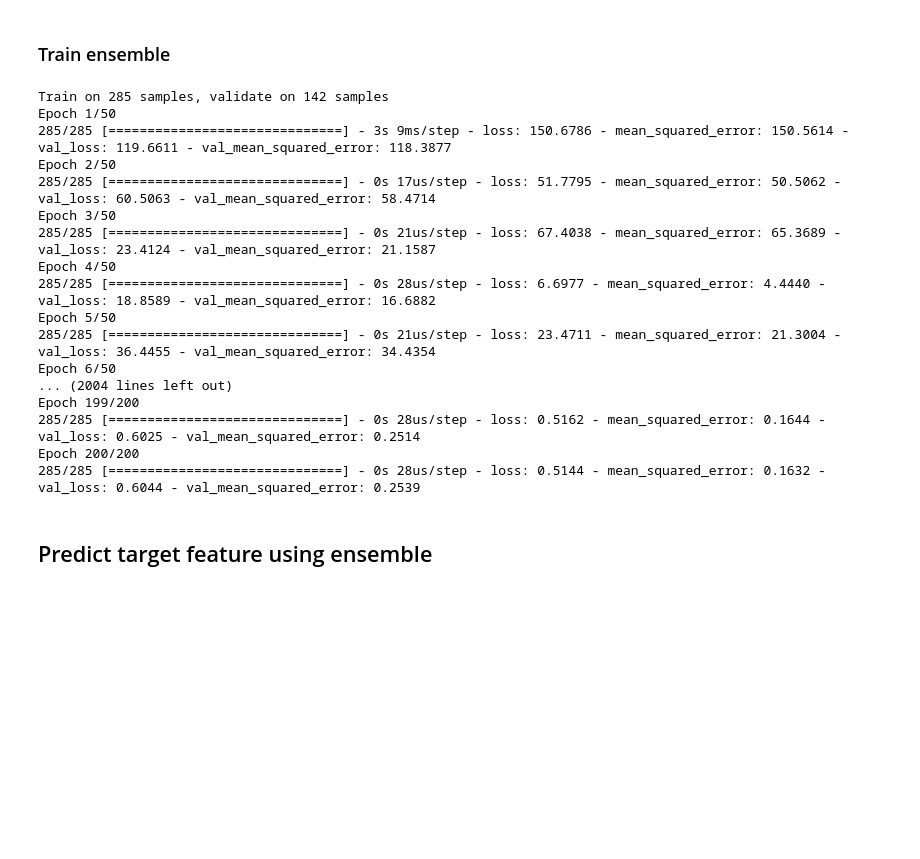
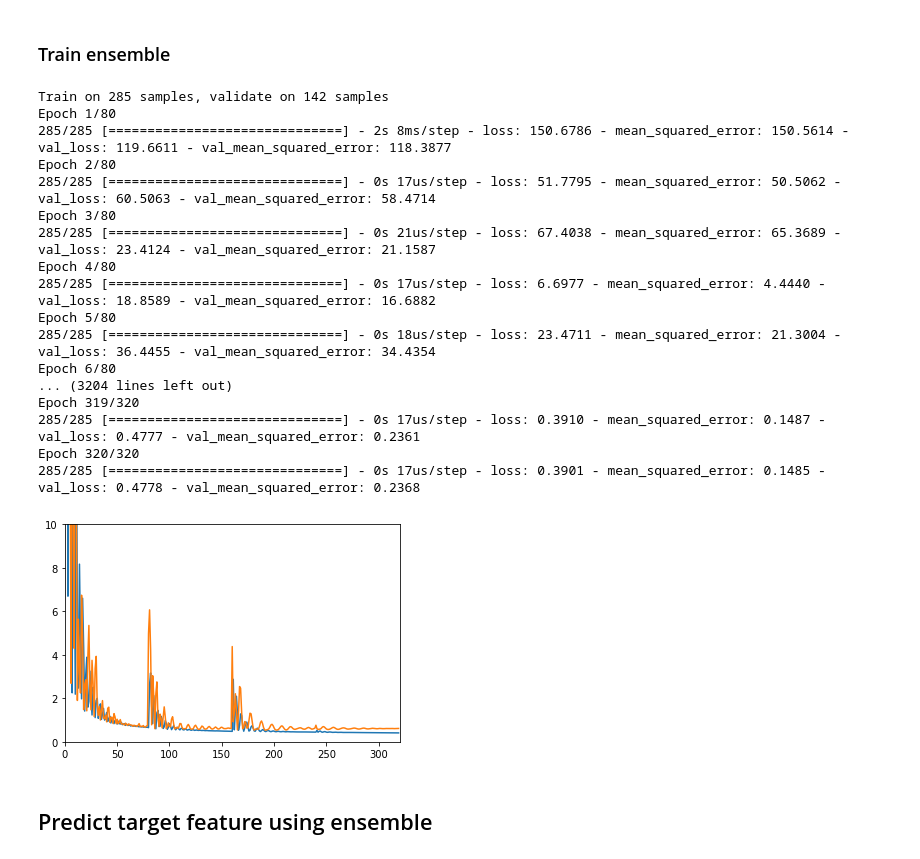
Before and after one commit to leoniloris/Visualization-In-Data-Science, a Jupyter notebook: ensembles/ensembles.ipynb, the cells around one changed output. Saved outputs shown, nothing was run; the diff lists cells and outputs as text; code cells hidden in the pictures; blank space fills up the shorter version.

```diff
--- a/ensembles/ensembles.ipynb
+++ b/ensembles/ensembles.ipynb
@@ -144,25 +143,33 @@ histories = defaultdict(lambda: None)
 # %%
 for lr in [0.5, 0.1, 0.05, 0.01]:
     for i in range(N_MODELS):
-        histories[i] = train(models[i], [x_train, y_train[:, 0]], (x_val, y_val[:, 0]), lr, 500, history=histories[i])
+        histories[i] = train(models[i], [x_train, y_train[:, 0]], (x_val, y_val[:, 0]),
+                             lr, batch_size=300, epochs=80, history=histories[i])
 # %% [output]
 Train on 285 samples, validate on 142 samples
-Epoch 1/50
-285/285 [==============================] - 3s 9ms/step - loss: 150.6786 - mean_squared_error: 150.5614 - val_loss: 119.6611 - val_mean_squared_error: 118.3877
-Epoch 2/50
+Epoch 1/80
+285/285 [==============================] - 2s 8ms/step - loss: 150.6786 - mean_squared_error: 150.5614 - val_loss: 119.6611 - val_mean_squared_error: 118.3877
+Epoch 2/80
 285/285 [==============================] - 0s 17us/step - loss: 51.7795 - mean_squared_error: 50.5062 - val_loss: 60.5063 - val_mean_squared_error: 58.4714
-Epoch 3/50
+Epoch 3/80
 285/285 [==============================] - 0s 21us/step - loss: 67.4038 - mean_squared_error: 65.3689 - val_loss: 23.4124 - val_mean_squared_error: 21.1587
-Epoch 4/50
-285/285 [==============================] - 0s 28us/step - loss: 6.6977 - mean_squared_error: 4.4440 - val_loss: 18.8589 - val_mean_squared_error: 16.6882
-Epoch 5/50
-285/285 [==============================] - 0s 21us/step - loss: 23.4711 - mean_squared_error: 21.3004 - val_loss: 36.4455 - val_mean_squared_error: 34.4354
-Epoch 6/50
-... (2004 lines left out)
-Epoch 199/200
-285/285 [==============================] - 0s 28us/step - loss: 0.5162 - mean_squared_error: 0.1644 - val_loss: 0.6025 - val_mean_squared_error: 0.2514
-Epoch 200/200
-285/285 [==============================] - 0s 28us/step - loss: 0.5144 - mean_squared_error: 0.1632 - val_loss: 0.6044 - val_mean_squared_error: 0.2539
+Epoch 4/80
+285/285 [==============================] - 0s 17us/step - loss: 6.6977 - mean_squared_error: 4.4440 - val_loss: 18.8589 - val_mean_squared_error: 16.6882
+Epoch 5/80
+285/285 [==============================] - 0s 18us/step - loss: 23.4711 - mean_squared_error: 21.3004 - val_loss: 36.4455 - val_mean_squared_error: 34.4354
+Epoch 6/80
+... (3204 lines left out)
+Epoch 319/320
+285/285 [==============================] - 0s 17us/step - loss: 0.3910 - mean_squared_error: 0.1487 - val_loss: 0.4777 - val_mean_squared_error: 0.2361
+Epoch 320/320
+285/285 [==============================] - 0s 17us/step - loss: 0.3901 - mean_squared_error: 0.1485 - val_loss: 0.4778 - val_mean_squared_error: 0.2368
+# %%
+plt.plot(histories[0].history['loss'])
+plt.plot(histories[0].history['val_loss'])
+plt.axis([0, len(histories[0].history['loss']), 0, 10])
+plt.show()
+# %% [output]
+[figure, added]
 # %% [markdown]
 ## Predict target feature using ensemble
 # %%
```
Also changed, not shown: parts of 21 cells of this notebook.
